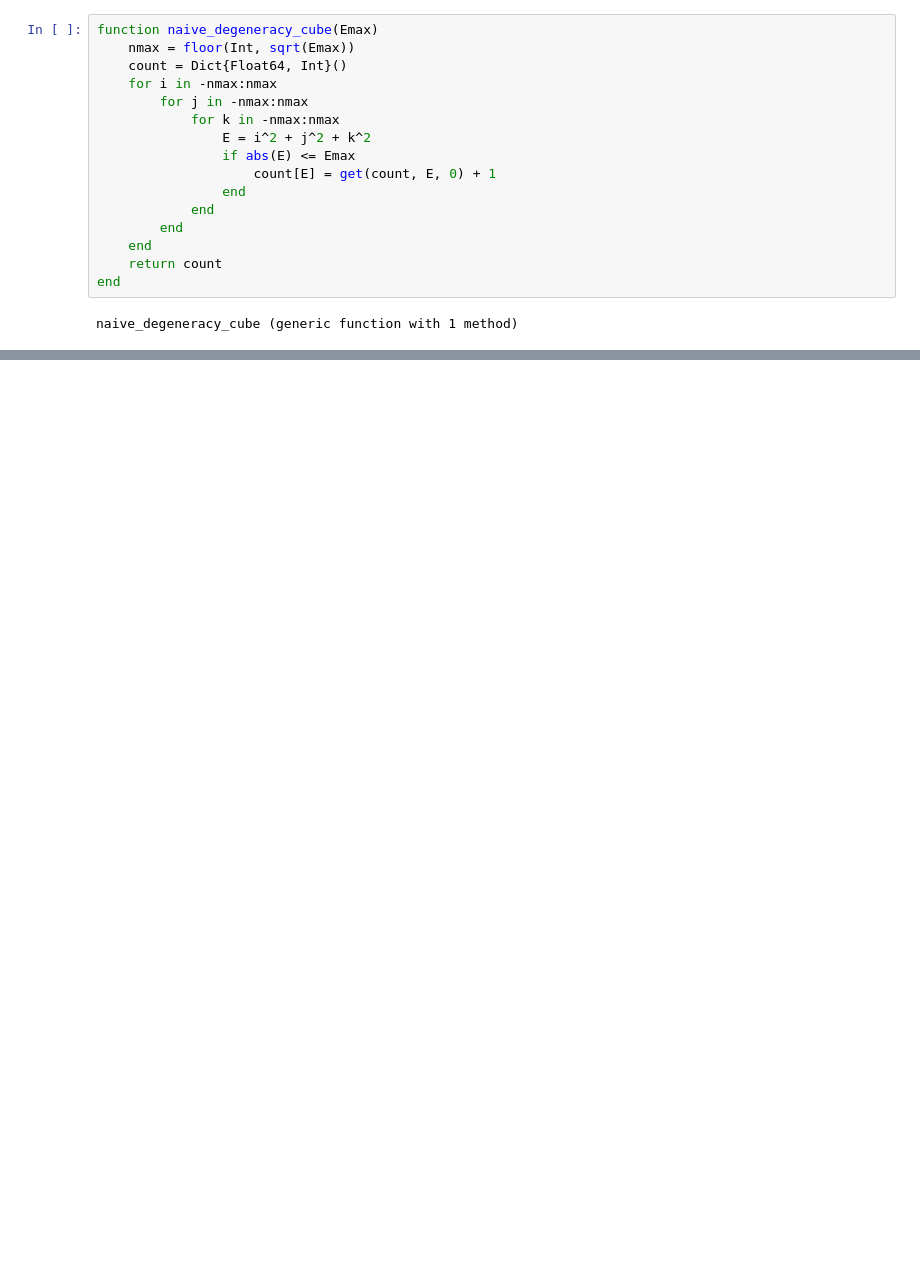
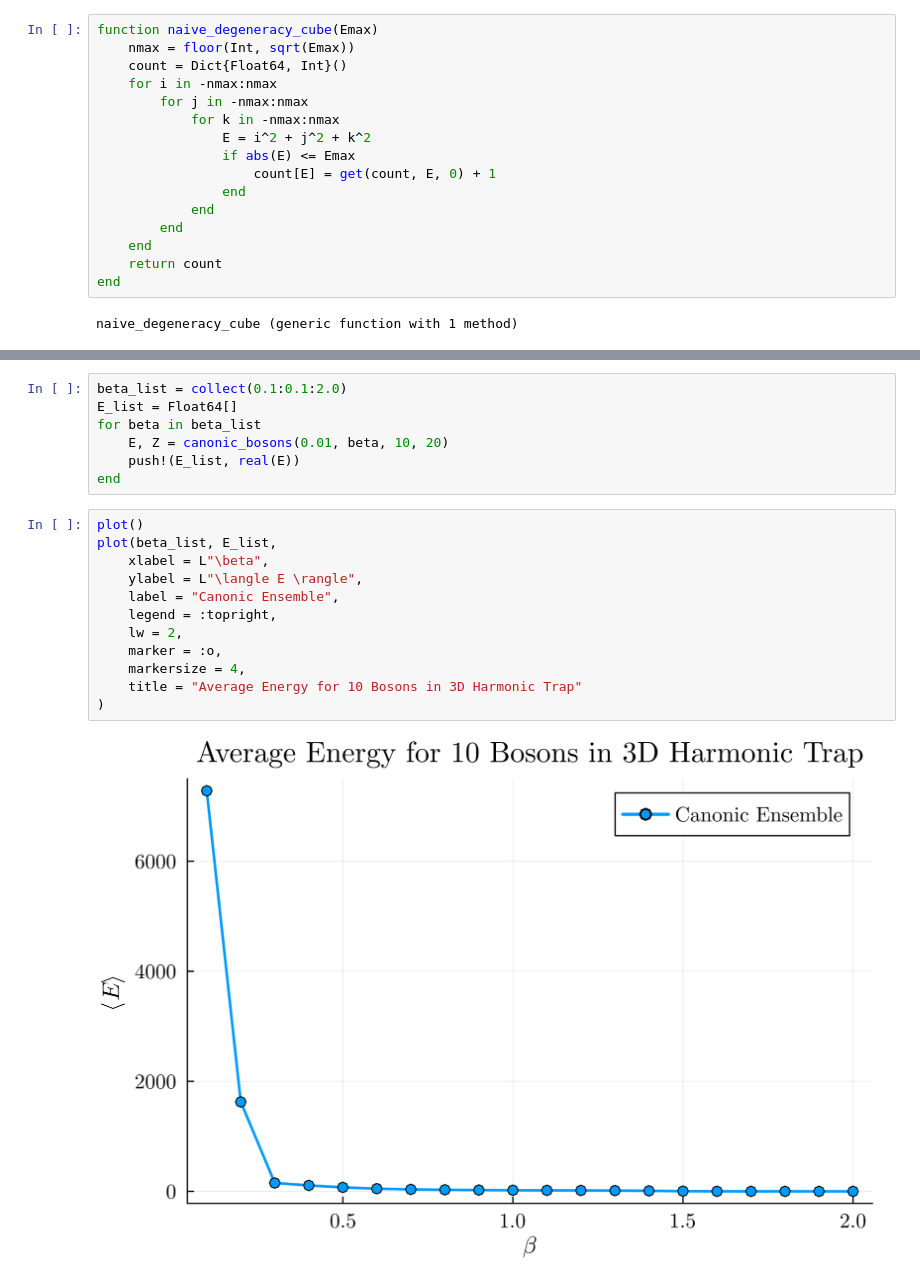
Before and after one commit to romanbeauvallet/QMC_3_4, a Jupyter notebook: chapter4.ipynb, the cells around one changed output, grey strips where cells are left out. Saved outputs shown, nothing was run; the diff lists cells and outputs as text; blank space fills up the shorter version.

```diff
--- a/chapter4.ipynb
+++ b/chapter4.ipynb
@@ -60,0 +131,21 @@ naive_degeneracy_cube (generic function with 1 method)
+# %%
+beta_list = collect(0.1:0.1:2.0)
+E_list = Float64[]
+for beta in beta_list
+    E, Z = canonic_bosons(0.01, beta, 10, 20)
+    push!(E_list, real(E))
+end
+# %%
+plot()
+plot(beta_list, E_list,
+    xlabel = L"\beta",
+    ylabel = L"\langle E \rangle",
+    label = "Canonic Ensemble",
+    legend = :topright,
+    lw = 2,
+    marker = :o,
+    markersize = 4,
+    title = "Average Energy for 10 Bosons in 3D Harmonic Trap"
+)
+# %% [output]
+[figure, added]
```
Also changed, not shown: parts of 4 cells of this notebook.
